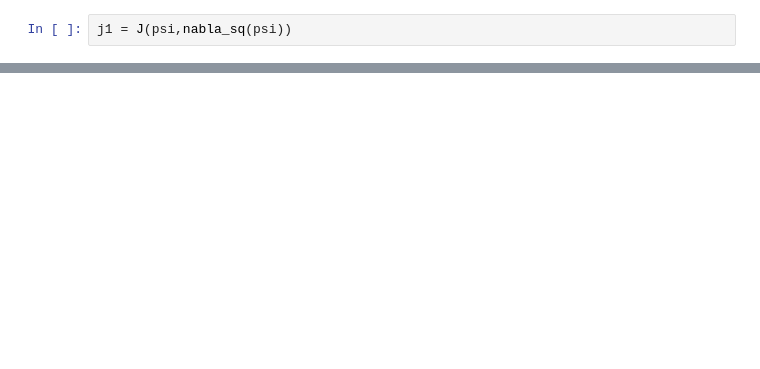
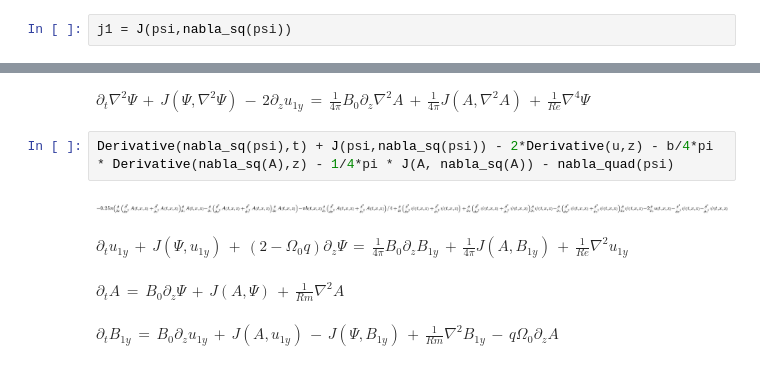
Before and after one commit to jsoishi/weakly_nonlinear_mri, a Jupyter notebook: python/MRI equations for Dedalus.ipynb, the cells around one changed output, grey strips where cells are left out. Cells and saved outputs as stored; diff of their text form; blank space fills up the shorter version.

```diff
--- a/python/MRI equations for Dedalus.ipynb
+++ b/python/MRI equations for Dedalus.ipynb
@@ -86,0 +63,12 @@ print(sys.version)
+# %% [markdown]
+$\partial_t \nabla^2 \Psi \, + \, J\left(\Psi, \nabla^2 \Psi\right) \, - \, 2 \partial_z u_{1y} \, = \, \frac{1}{4\pi} B_0 \partial_z \nabla^2 A \, + \, \frac{1}{4\pi}J\left(A, \nabla^2 A \right) \, + \, \frac{1}{Re}\nabla^4 \Psi$
+# %%
+Derivative(nabla_sq(psi),t) + J(psi,nabla_sq(psi)) - 2*Derivative(u,z) - b/4*pi * Derivative(nabla_sq(A),z) - 1/4*pi * J(A, nabla_sq(A)) - nabla_quad(psi)
+# %% [output]
+[figure, added]
+# %% [markdown]
+$\partial_t u_{1y} \, + \, J\left(\Psi, u_{1y}\right) \, + \, \left(2 - \Omega_0 q\right) \partial_z \Psi \, = \, \frac{1}{4\pi}B_0\partial_z B_{1y} \, + \, \frac{1}{4\pi} J\left(A, B_{1y}\right) \, + \, \frac{1}{Re} \nabla^2 u_{1y}$
+# %% [markdown]
+$\partial_t A \, = \, B_0 \partial_z \Psi \, + \, J\left(A, \Psi\right) \, + \, \frac{1}{Rm} \nabla^2 A$
+# %% [markdown]
+$\partial_t B_{1y} \, = \, B_0 \partial_z u_{1y} \, + \, J\left(A, u_{1y}\right) \, - \, J\left(\Psi, B_{1y}\right) \, + \, \frac{1}{Rm} \nabla^2 B_{1y}  \, - \, q \Omega_0 \partial_z A$
```
Also changed, not shown: parts of 16 cells of this notebook.
